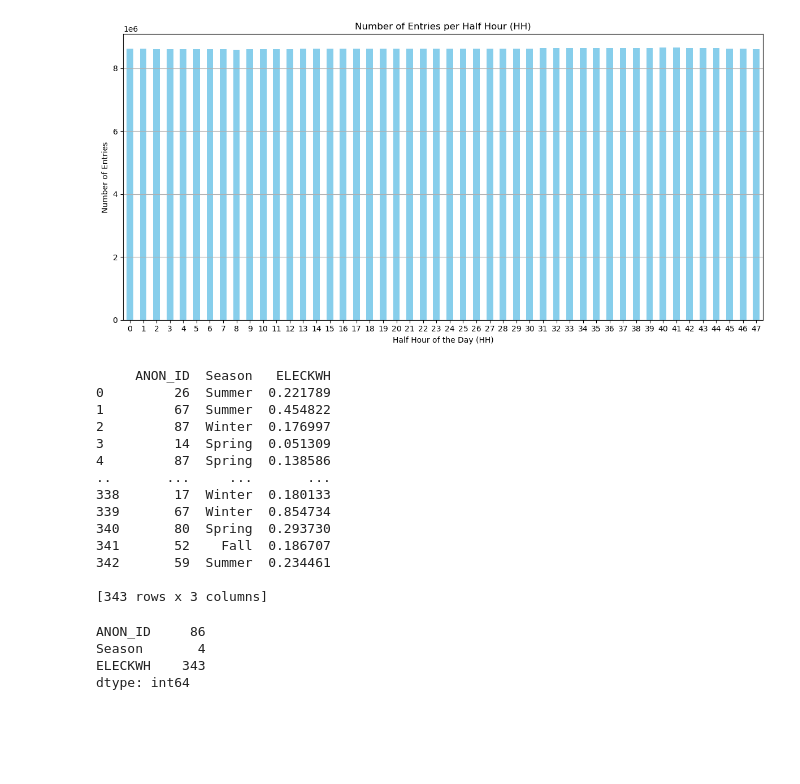
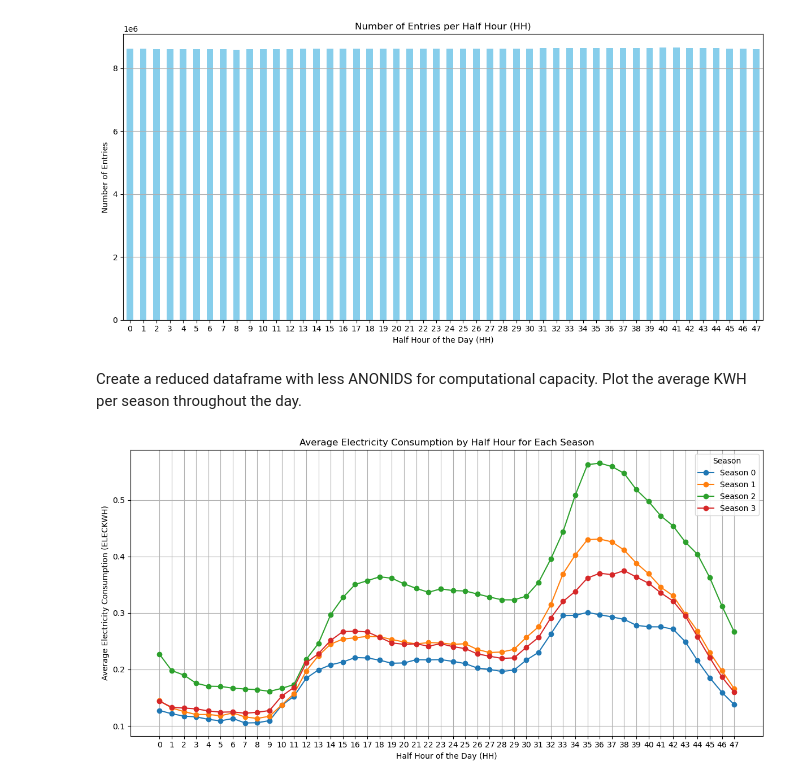
Before and after one commit to guri99uy/ST498_CAPSTONE, a Jupyter notebook: edrp_data_analysis.ipynb, the cells around one changed output. Saved outputs shown, nothing was run; the diff lists cells and outputs as text; code cells hidden in the pictures; blank space fills up the shorter version.

```diff
--- a/edrp_data_analysis.ipynb
+++ b/edrp_data_analysis.ipynb
@@ -151,6 +153,9 @@ No need to plot this. It just verifies that there are 8 x 1e6 entries for every
 '''
 # %% [output]
 [figure]
+# %% [markdown]
+Create a reduced dataframe with less ANONIDS for computational capacity.
+Plot the average KWH per season throughout the day.
 # %%
 import dask.dataframe as dd
 import pandas as pd
@@ -161,46 +166,53 @@ df100 = df[df['ANON_ID'].between(1, 100)]
 # Define a function to assign seasons based on the month
 def get_season(month):
     if month in [12, 1, 2]:
-        return 'Winter'
+        return 2 #'Winter'
     elif month in [3, 4, 5]:
-        return 'Spring'
+        return 3 # 'Spring'
     elif month in [6, 7, 8]:
-        return 'Summer'
+        return 0 # Summer
     else:
-        return 'Fall'
+        return 1 # 'Fall'
+
+# CALL DF100 AND DROP OUTLIER DATES
+df100['Month'] = df100['ADVANCEDATETIME'].dt.month
+df100['Day'] = df100['ADVANCEDATETIME'].dt.day
+
+condition = ~(
+    ((df100['Month'] == 12) & (df100['Day'] >= 23)) |  # 23 Dec to 31 Dec
+    ((df100['Month'] == 1) & (df100['Day'] <= 2))     # 1 Jan to 2 Jan
+)
+df100 = df100[condition]
+df100 = df100.drop(columns=['Month', 'Day'])
+df100 = df100.persist()
+
+
 
 # Create a 'Month' column and assign seasons
 df100['Month'] = df100['ADVANCEDATETIME'].dt.month
-df100['Season'] = df100['Month'].apply(get_season, meta=('Season', 'str'))
+df100['Season'] = df100['Month'].apply(get_season)
 
 # Group by ANON_ID and Season, and calculate the average ELECKWH
 df100_avg_season = df100.groupby(['ANON_ID', 'Season'])['ELECKWH'].mean().compute().reset_index()
-
-# Display the result
-print(df100_avg_season)
-# %% [output]
-     ANON_ID  Season   ELECKWH
-0         26  Summer  0.221789
-1         67  Summer  0.454822
-2         87  Winter  0.176997
-3         14  Spring  0.051309
-4         87  Spring  0.138586
-..       ...     ...       ...
-338       17  Winter  0.180133
-339       67  Winter  0.854734
-340       80  Spring  0.293730
-341       52    Fall  0.186707
-342       59  Summer  0.234461
-
-[343 rows x 3 columns]
-# %%
-# Count unique values for each column in df100_avg_season
-unique_counts = df100_avg_season.nunique()
-
-# Display the unique counts
-print(unique_counts)
-# %% [output]
-ANON_ID     86
-Season       4
-ELECKWH    343
-dtype: int64
+# %%
+# Plotting
+plt.figure(figsize=(12, 6))
+df100_avg_hh_season = df100_avg_hh_season.sort_values(by='HH').reset_index(drop=True)
+seasons = [0, 1, 2, 3]
+for season in seasons:
+    season_data = df100_avg_hh_season[df100_avg_hh_season['Season'] == season]
+    plt.plot(season_data['HH'], season_data['ELECKWH'], marker='o', label=f'Season {season}')
+
+# Customize the plot
+plt.xlabel('Half Hour of the Day (HH)')
+plt.ylabel('Average Electricity Consumption (ELECKWH)')
+plt.title('Average Electricity Consumption by Half Hour for Each Season')
+plt.xticks(range(0, 48))  # HH values range from 0 to 47
+plt.grid(True)
+plt.legend(title='Season')
+plt.tight_layout()
+
+# Show the plot
+plt.show()
+# %% [output]
+[figure, added]
```
Also changed, not shown: parts of 8 cells of this notebook.
